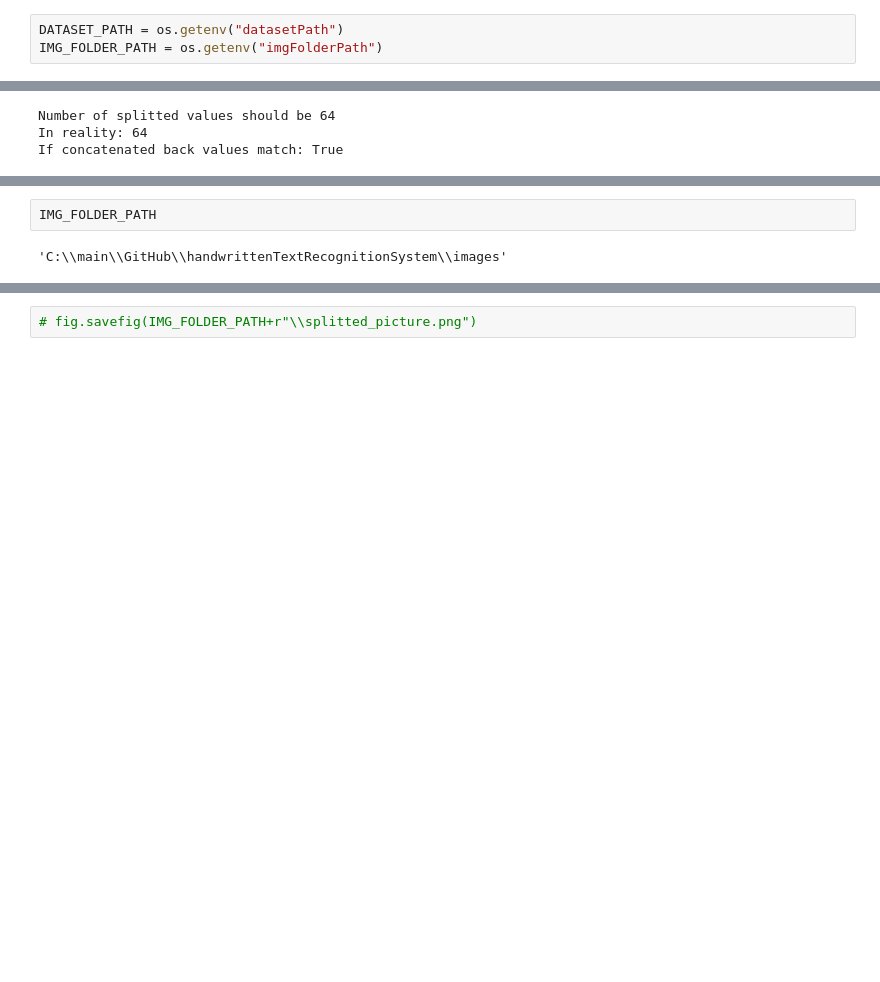
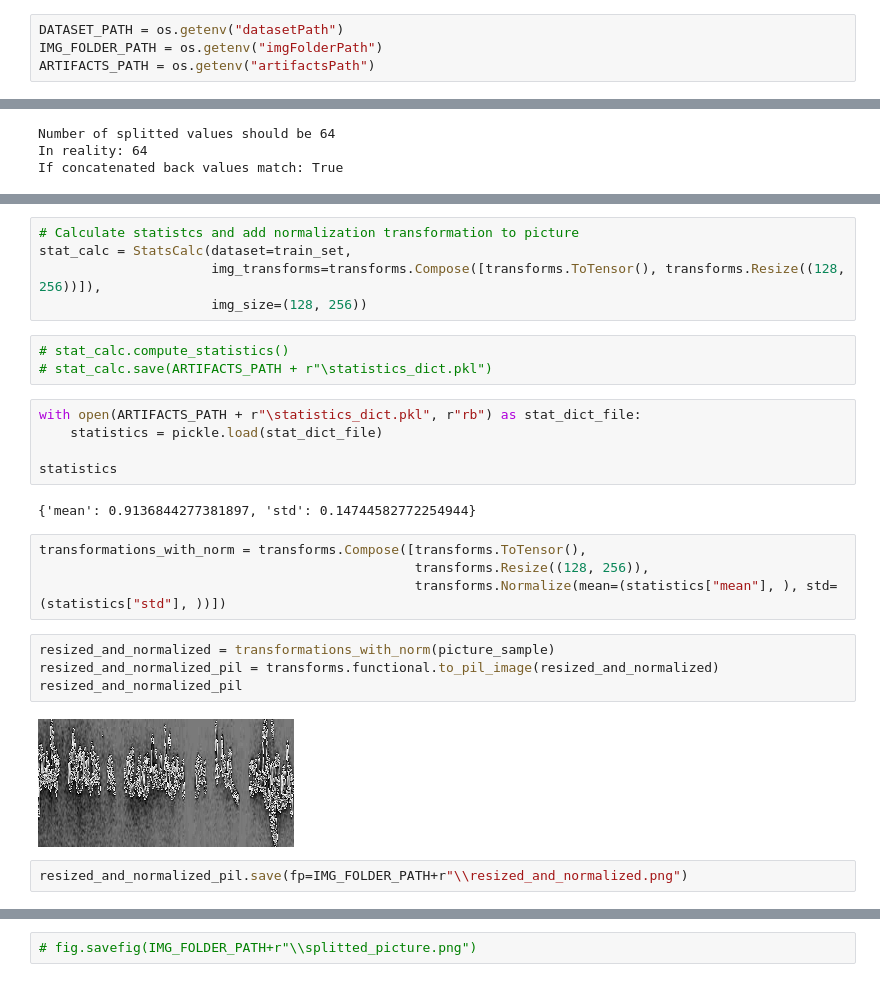
Before and after one commit to LuchianPeledutse/handwrittenTextRecognitionSystem, a Jupyter notebook: overView.ipynb, the cells around one changed output, grey strips where cells are left out. Saved outputs shown, nothing was run; the diff lists cells and outputs as text; blank space fills up the shorter version.

Commit message:
Depiction of normalized and resized picture

```diff
--- a/overView.ipynb
+++ b/overView.ipynb
@@ -18,6 +19,7 @@ from datasets import load_from_disk, concatenate_datasets
 # %%
 DATASET_PATH = os.getenv("datasetPath")
 IMG_FOLDER_PATH = os.getenv("imgFolderPath")
+ARTIFACTS_PATH = os.getenv("artifactsPath")
 # %%
 main_dataset = load_from_disk(DATASET_PATH)
 # %%
@@ -90,8 +92,31 @@ def visualize_horizontal_strips(
 
     plt.tight_layout()
     return fig
-# %%
-IMG_FOLDER_PATH
-# %% [output]
-'C:\\main\\GitHub\\handwrittenTextRecognitionSystem\\images'
+# %%
+# Calculate statistcs and add normalization transformation to picture
+stat_calc = StatsCalc(dataset=train_set,
+                      img_transforms=transforms.Compose([transforms.ToTensor(), transforms.Resize((128, 256))]),
+                      img_size=(128, 256))
+# %%
+# stat_calc.compute_statistics()
+# stat_calc.save(ARTIFACTS_PATH + r"\statistics_dict.pkl")
+# %%
+with open(ARTIFACTS_PATH + r"\statistics_dict.pkl", r"rb") as stat_dict_file:
+    statistics = pickle.load(stat_dict_file)
+
+statistics
+# %% [output]
+{'mean': 0.9136844277381897, 'std': 0.14744582772254944}
+# %%
+transformations_with_norm = transforms.Compose([transforms.ToTensor(),
+                                                transforms.Resize((128, 256)),
+                                                transforms.Normalize(mean=(statistics["mean"], ), std=(statistics["std"], ))])
+# %%
+resized_and_normalized = transformations_with_norm(picture_sample)
+resized_and_normalized_pil = transforms.functional.to_pil_image(resized_and_normalized)
+resized_and_normalized_pil
+# %% [output]
+[figure, added]
+# %%
+resized_and_normalized_pil.save(fp=IMG_FOLDER_PATH+r"\\resized_and_normalized.png")
 # %%
```
Also changed, not shown: parts of 3 cells of this notebook.
